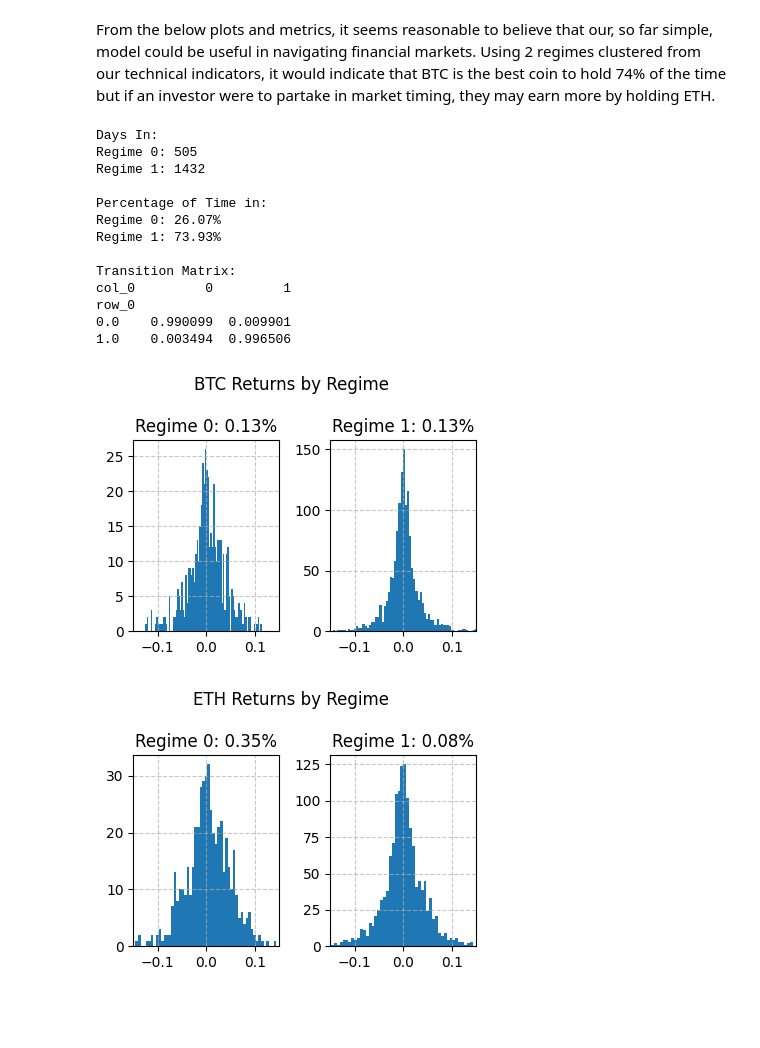
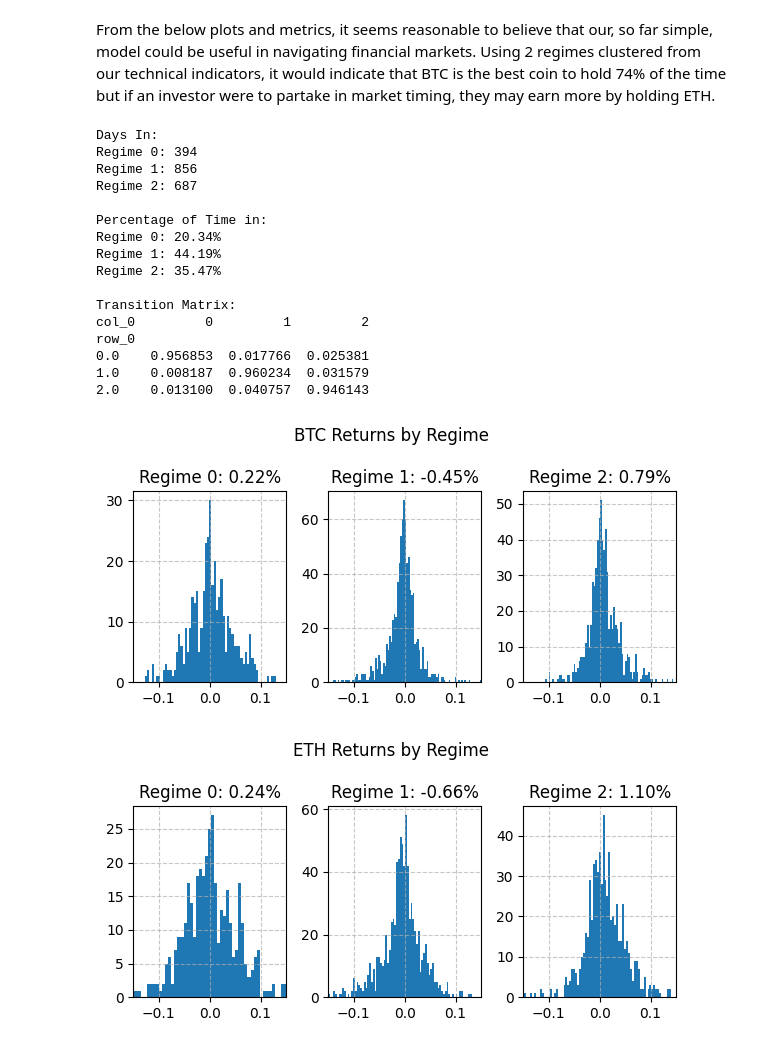
Before and after one commit to Ryanmilgrim/cfrm521_project, a Jupyter notebook: CFRM 521 Final Project.ipynb, the cells around one changed output. Saved outputs shown, nothing was run; the diff lists cells and outputs as text; code cells hidden in the pictures; blank space fills up the shorter version.

Commit message:
Update
Adding first model - Kmeans

```diff
--- a/CFRM 521 Final Project.ipynb
+++ b/CFRM 521 Final Project.ipynb
@@ -207,12 +199,12 @@ We also attempted to use a MinMaxScaler and RobustScaler however we found the St
 # %%
 from sklearn.pipeline import Pipeline
-from sklearn.preprocessing import StandardScaler
+from sklearn.preprocessing import RobustScaler
 from sklearn.cluster import KMeans
 
 # Create the pipeline to only momentum and volatility columns
 pipeline = Pipeline([
-    ('scaler', StandardScaler()),
-    ('kmeans', KMeans(n_init=10))
+    ('scaler', RobustScaler()),
+    ('kmeans', KMeans(n_init=10, random_state=42))
 ])
 
 # Create an X dataset with only the technical indicators for regime detection
@@ -236,9 +228,9 @@ for n in range(2, 11):
     scores[n] = score
 
 # Refitting the model to our best found parameter
-n_regimes = 2
+n_regimes = 3
 pipeline.set_params(kmeans__n_clusters=n_regimes)
-pipeline.fit(data)
+pipeline.fit(X)
 
 # Plot the scores
 fig, ax = plt.subplots()
@@ -255,7 +247,7 @@ plt.show()
 From the below plots and metrics, it seems reasonable to believe that our, so far simple, model could be useful in navigating financial markets. Using 2 regimes clustered from our technical indicators, it would indicate that BTC is the best coin to hold 74% of the time but if an investor were to partake in market timing, they may earn more by holding ETH.
 # %%
 # Assigning a regimes timeseries
-regimes = pd.Series(pipeline.predict(data), data.index)
+regimes = pd.Series(pipeline.predict(X), data.index)
 for coin in coins:
 
     fig, axs = plt.subplots(1, n_regimes, figsize=(2 * n_regimes, 3))
@@ -269,39 +261,42 @@ for coin in coins:
 
         # Plotting the histogram
         regime_returns.hist(bins=100, ax=axs[i])
         axs[i].set_title(f'Regime {i}: {regime_returns.mean():.2%}')
         axs[i].grid(True, alpha=0.7, linestyle='--')
         axs[i].set_xlim((-0.15, 0.15))
 
     plt.tight_layout()
 
 # Print the number of days in each regime
 print('\nDays In:')
 for i in range(n_regimes):
     print(f'Regime {i}: {regimes.value_counts()[i]}')
 
 # Print the percentage of time in each regime
 print('\nPercentage of Time in:')
 for i in range(n_regimes):
     print(f'Regime {i}: {regimes.value_counts(normalize=True)[i]:.2%}')
 
 # Print a transition matrix. The probability of transitioning from regime a to b
 transition_matrix = pd.crosstab(regimes.shift(), regimes, normalize='index')
 print('\nTransition Matrix:')
 print(transition_matrix)
 # %% [output]
 Days In:
-Regime 0: 505
-Regime 1: 1432
+Regime 0: 394
+Regime 1: 856
+Regime 2: 687
 
 Percentage of Time in:
-Regime 0: 26.07%
-Regime 1: 73.93%
+Regime 0: 20.34%
+Regime 1: 44.19%
+Regime 2: 35.47%
 
 Transition Matrix:
-col_0         0         1
+col_0         0         1         2
 row_0
-0.0    0.990099  0.009901
-1.0    0.003494  0.996506
+0.0    0.956853  0.017766  0.025381
+1.0    0.008187  0.960234  0.031579
+2.0    0.013100  0.040757  0.946143
-[figure, old version]
+[figure, new version]
-[figure, old version]
+[figure, new version]
```
Also changed, not shown: parts of 19 cells of this notebook.
